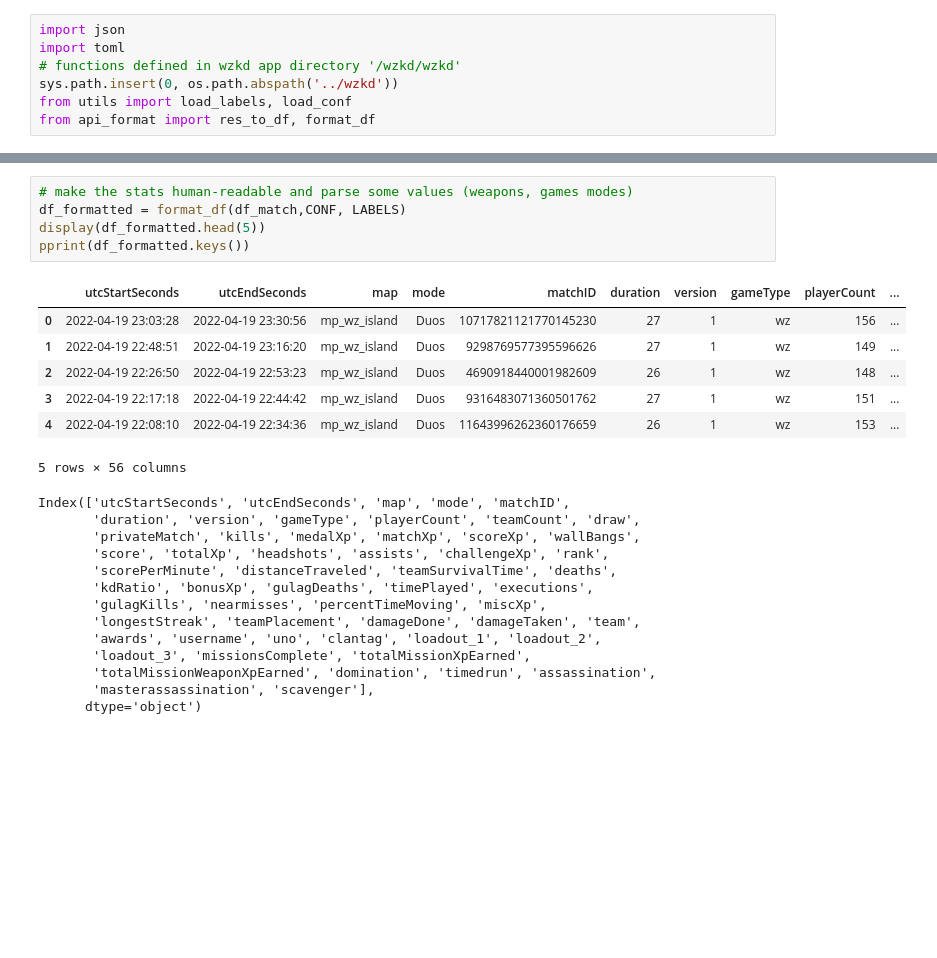
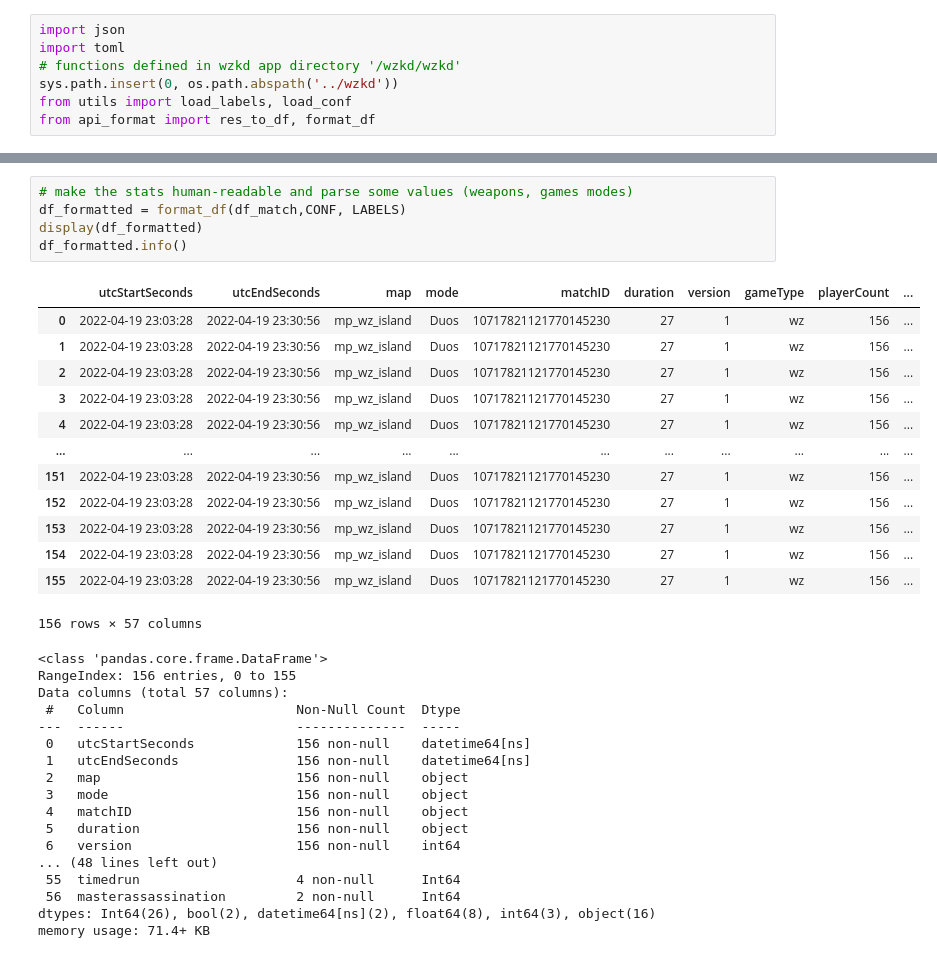
Before and after one commit to matthieuvion/wzkd, a Jupyter notebook: notebooks/format_one_match.ipynb, the cells around one changed output, grey strips where cells are left out. Cells and saved outputs as stored; diff of their text form; blank space fills up the shorter version.

```diff
--- a/notebooks/format_one_match.ipynb
+++ b/notebooks/format_one_match.ipynb
@@ -424,26 +440,36 @@ Index(['utcStartSeconds', 'utcEndSeconds', 'map', 'mode', 'matchID',
 # %%
 # make the stats human-readable and parse some values (weapons, games modes)
 df_formatted = format_df(df_match,CONF, LABELS)
-display(df_formatted.head(5))
-pprint(df_formatted.keys())
+display(df_formatted)
+df_formatted.info()
 # %% [output]
 |  | utcStartSeconds | utcEndSeconds | map | mode | matchID | duration | version | gameType | playerCount | ... |
 | 0 | 2022-04-19 23:03:28 | 2022-04-19 23:30:56 | mp_wz_island | Duos | 10717821121770145230 | 27 | 1 | wz | 156 | ... |
-| 1 | 2022-04-19 22:48:51 | 2022-04-19 23:16:20 | mp_wz_island | Duos | 9298769577395596626 | 27 | 1 | wz | 149 | ... |
-| 2 | 2022-04-19 22:26:50 | 2022-04-19 22:53:23 | mp_wz_island | Duos | 4690918440001982609 | 26 | 1 | wz | 148 | ... |
-| 3 | 2022-04-19 22:17:18 | 2022-04-19 22:44:42 | mp_wz_island | Duos | 9316483071360501762 | 27 | 1 | wz | 151 | ... |
-| 4 | 2022-04-19 22:08:10 | 2022-04-19 22:34:36 | mp_wz_island | Duos | 11643996262360176659 | 26 | 1 | wz | 153 | ... |
+| 1 | 2022-04-19 23:03:28 | 2022-04-19 23:30:56 | mp_wz_island | Duos | 10717821121770145230 | 27 | 1 | wz | 156 | ... |
+| 2 | 2022-04-19 23:03:28 | 2022-04-19 23:30:56 | mp_wz_island | Duos | 10717821121770145230 | 27 | 1 | wz | 156 | ... |
+| 3 | 2022-04-19 23:03:28 | 2022-04-19 23:30:56 | mp_wz_island | Duos | 10717821121770145230 | 27 | 1 | wz | 156 | ... |
+| 4 | 2022-04-19 23:03:28 | 2022-04-19 23:30:56 | mp_wz_island | Duos | 10717821121770145230 | 27 | 1 | wz | 156 | ... |
+| ... | ... | ... | ... | ... | ... | ... | ... | ... | ... | ... |
+| 151 | 2022-04-19 23:03:28 | 2022-04-19 23:30:56 | mp_wz_island | Duos | 10717821121770145230 | 27 | 1 | wz | 156 | ... |
+| 152 | 2022-04-19 23:03:28 | 2022-04-19 23:30:56 | mp_wz_island | Duos | 10717821121770145230 | 27 | 1 | wz | 156 | ... |
+| 153 | 2022-04-19 23:03:28 | 2022-04-19 23:30:56 | mp_wz_island | Duos | 10717821121770145230 | 27 | 1 | wz | 156 | ... |
+| 154 | 2022-04-19 23:03:28 | 2022-04-19 23:30:56 | mp_wz_island | Duos | 10717821121770145230 | 27 | 1 | wz | 156 | ... |
+| 155 | 2022-04-19 23:03:28 | 2022-04-19 23:30:56 | mp_wz_island | Duos | 10717821121770145230 | 27 | 1 | wz | 156 | ... |
-5 rows × 56 columns
+156 rows × 57 columns
-Index(['utcStartSeconds', 'utcEndSeconds', 'map', 'mode', 'matchID',
-       'duration', 'version', 'gameType', 'playerCount', 'teamCount', 'draw',
-       'privateMatch', 'kills', 'medalXp', 'matchXp', 'scoreXp', 'wallBangs',
-       'score', 'totalXp', 'headshots', 'assists', 'challengeXp', 'rank',
-       'scorePerMinute', 'distanceTraveled', 'teamSurvivalTime', 'deaths',
-       'kdRatio', 'bonusXp', 'gulagDeaths', 'timePlayed', 'executions',
-       'gulagKills', 'nearmisses', 'percentTimeMoving', 'miscXp',
-       'longestStreak', 'teamPlacement', 'damageDone', 'damageTaken', 'team',
-       'awards', 'username', 'uno', 'clantag', 'loadout_1', 'loadout_2',
-       'loadout_3', 'missionsComplete', 'totalMissionXpEarned',
-       'totalMissionWeaponXpEarned', 'domination', 'timedrun', 'assassination',
-       'masterassassination', 'scavenger'],
-      dtype='object')
+<class 'pandas.core.frame.DataFrame'>
+RangeIndex: 156 entries, 0 to 155
+Data columns (total 57 columns):
+ #   Column                      Non-Null Count  Dtype
+---  ------                      --------------  -----
+ 0   utcStartSeconds             156 non-null    datetime64[ns]
+ 1   utcEndSeconds               156 non-null    datetime64[ns]
+ 2   map                         156 non-null    object
+ 3   mode                        156 non-null    object
+ 4   matchID                     156 non-null    object
+ 5   duration                    156 non-null    object
+ 6   version                     156 non-null    int64
+... (48 lines left out)
+ 55  timedrun                    4 non-null      Int64
+ 56  masterassassination         2 non-null      Int64
+dtypes: Int64(26), bool(2), datetime64[ns](2), float64(8), int64(3), object(16)
+memory usage: 71.4+ KB
```
Also changed, not shown: parts of 3 cells of this notebook, 2 other files.
